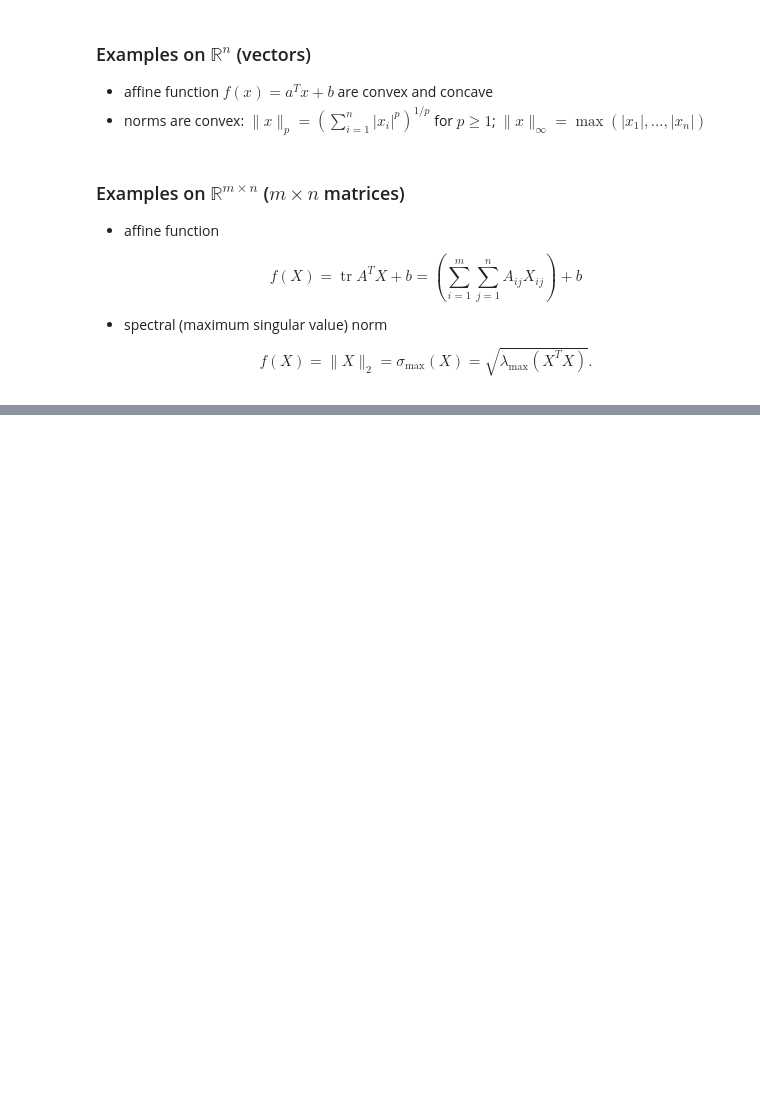
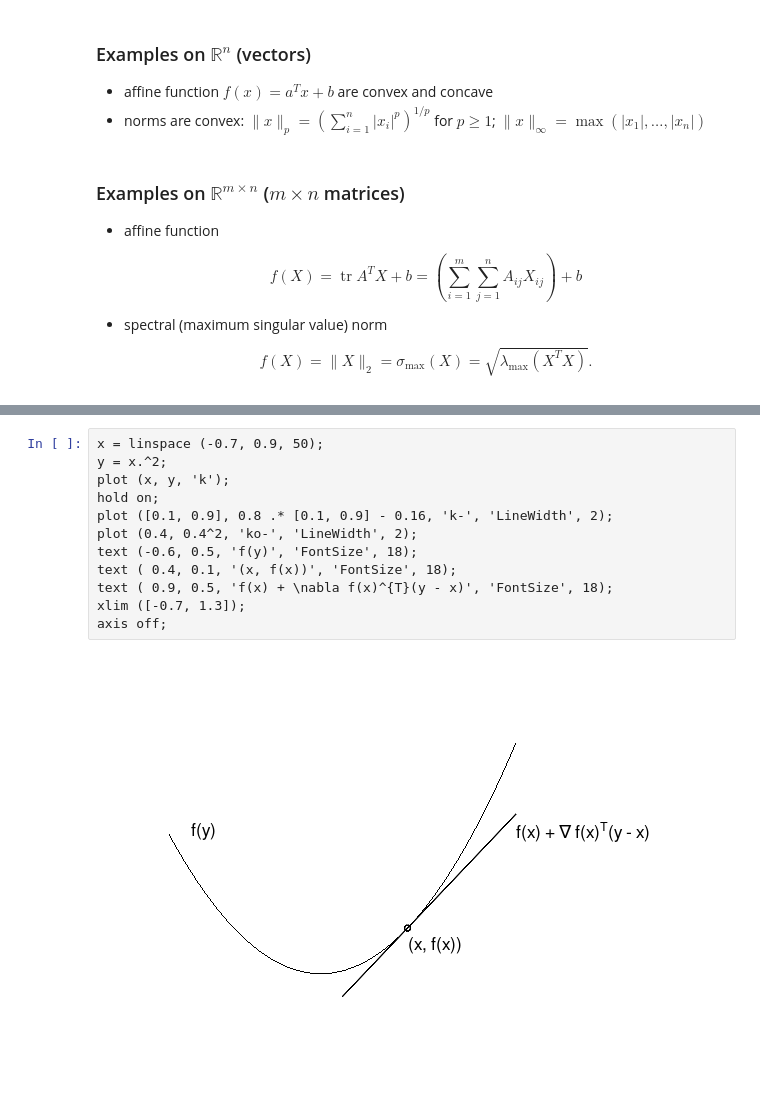
Before and after one commit to siko1056/optim-2021, a Jupyter notebook: jupyter/nlo-lecture-05-convex_functions.ipynb, the cells around one changed output, grey strips where cells are left out. Drawn from its saved outputs; the diff is of its cells as text; blank space fills up the shorter version.

```diff
--- a/jupyter/nlo-lecture-04-convex_functions.ipynb
+++ b/jupyter/nlo-lecture-05-convex_functions.ipynb
@@ -295,0 +306,14 @@ Then there exists a **global minimum** of $f$ over $X$.
+# %%
+x = linspace (-0.7, 0.9, 50);
+y = x.^2;
+plot (x, y, 'k');
+hold on;
+plot ([0.1, 0.9], 0.8 .* [0.1, 0.9] - 0.16, 'k-', 'LineWidth', 2);
+plot (0.4, 0.4^2, 'ko-', 'LineWidth', 2);
+text (-0.6, 0.5, 'f(y)', 'FontSize', 18);
+text ( 0.4, 0.1, '(x, f(x))', 'FontSize', 18);
+text ( 0.9, 0.5, 'f(x) + \nabla f(x)^{T}(y - x)', 'FontSize', 18);
+xlim ([-0.7, 1.3]);
+axis off;
+# %% [output]
+[figure, added]
```
Also changed, not shown: parts of 3 cells of this notebook, 5 other files.
